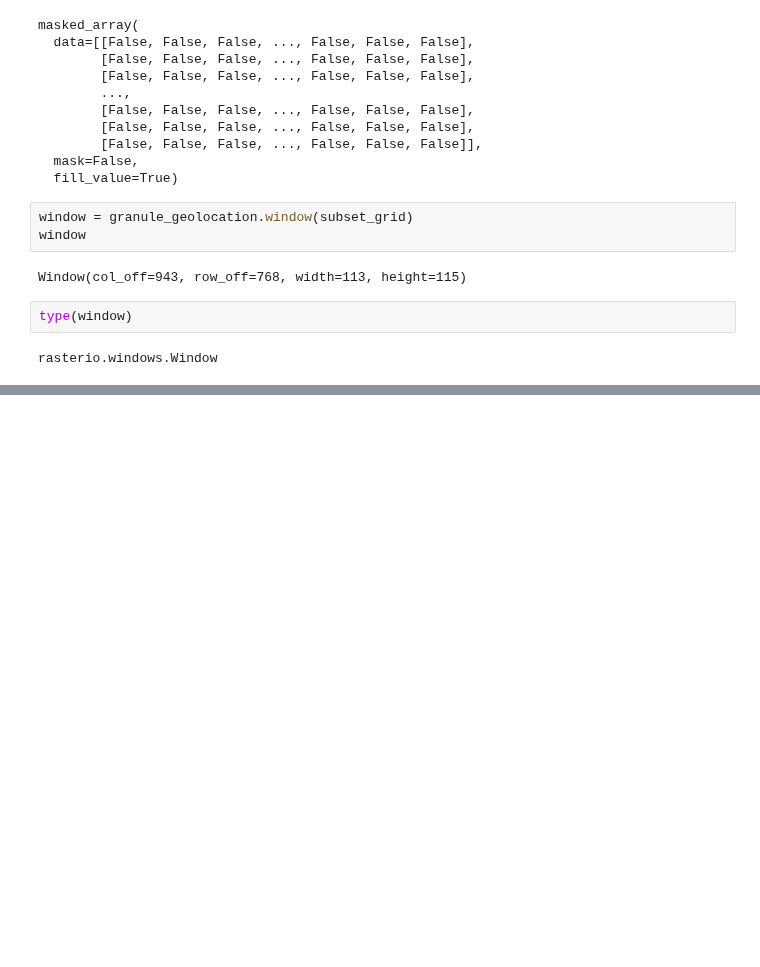
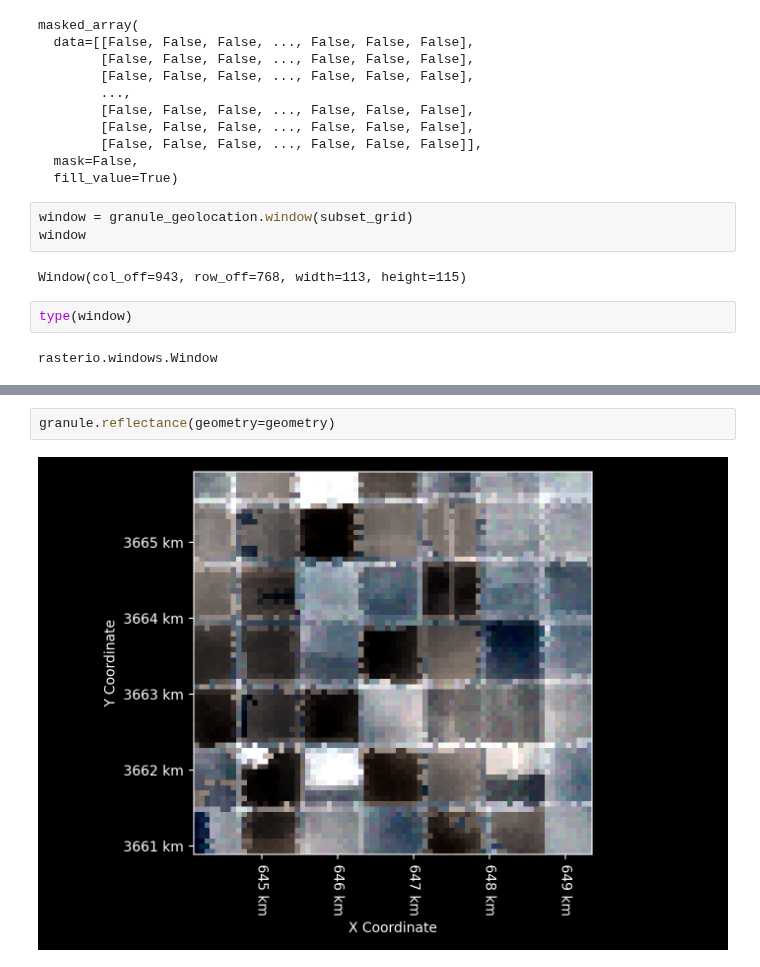
Before and after one commit to STARS-Data-Fusion/EMIT-L2A-RFL, a Jupyter notebook: notebooks/EMIT L2A Reflectance Geolocation.ipynb, the cells around one changed output, grey strips where cells are left out. Drawn from its saved outputs; the diff is of its cells as text; blank space fills up the shorter version.

```diff
--- a/notebooks/EMIT L2A Reflectance Geolocation.ipynb
+++ b/notebooks/EMIT L2A Reflectance Geolocation.ipynb
@@ -262,0 +267,4 @@ granule.reflectance_netcdf.read_array("glt_x", group="location", window=window)
+# %%
+granule.reflectance(geometry=geometry)
+# %% [output]
+[figure, added]
```
Also changed, not shown: parts of 14 cells of this notebook, 9 other files.
